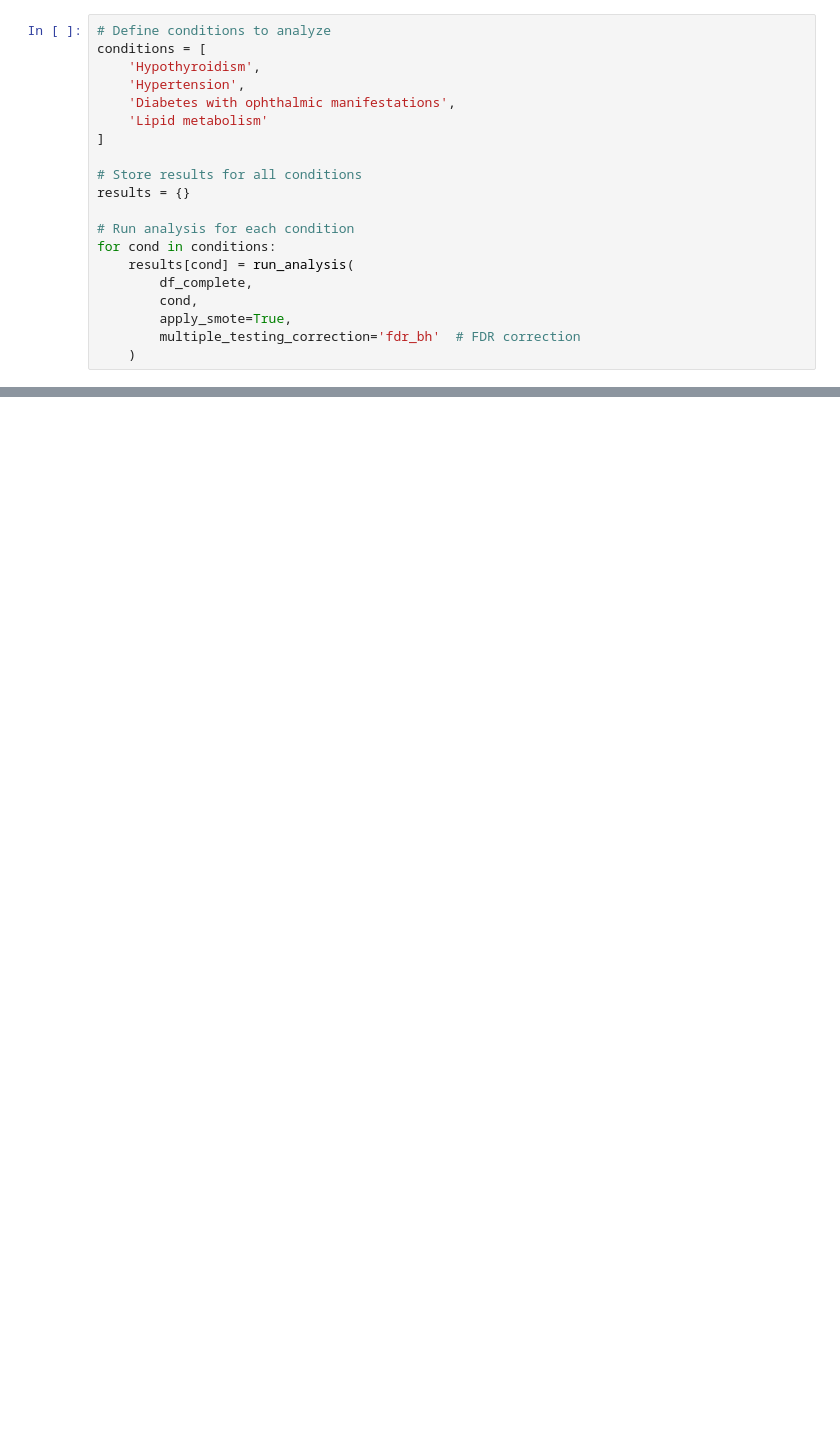
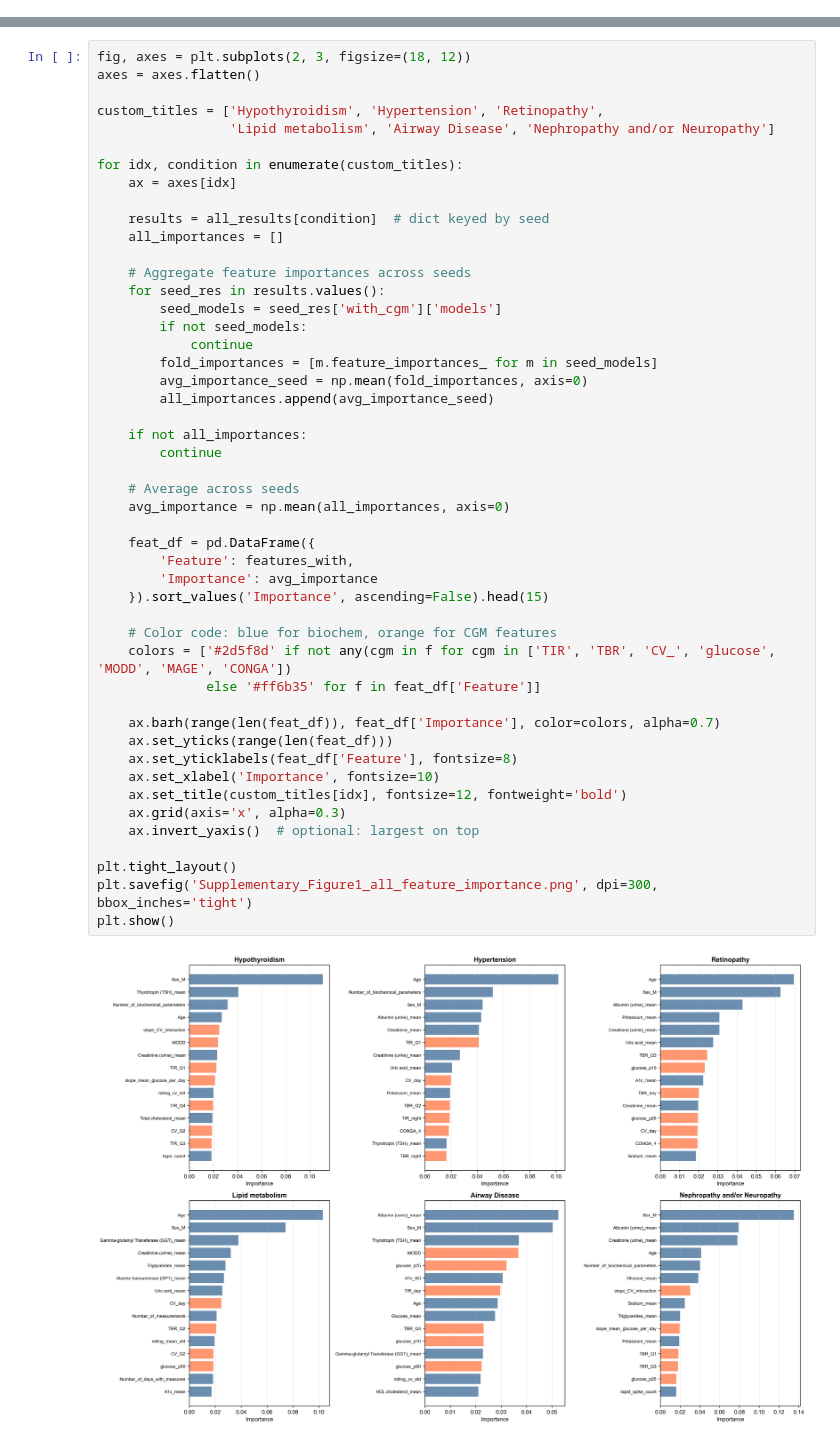
Before and after one commit to vincebliu/t1d-cgm-risk-stratification, a Jupyter notebook: analysis.ipynb, the cells around one changed output, grey strips where cells are left out. Cells and saved outputs as stored; diff of their text form; blank space fills up the shorter version.

```diff
--- a/analysis.ipynb
+++ b/analysis.ipynb
@@ -1163,20 +102,0 @@ def run_analysis(df, condition, apply_smote=True, multiple_testing_correction='f
-# %%
-# Define conditions to analyze
-conditions = [
-    'Hypothyroidism',
-    'Hypertension',
-    'Diabetes with ophthalmic manifestations',
-    'Lipid metabolism'
-]
-
-# Store results for all conditions
-results = {}
-
-# Run analysis for each condition
-for cond in conditions:
-    results[cond] = run_analysis(
-        df_complete,
-        cond,
-        apply_smote=True,
-        multiple_testing_correction='fdr_bh'  # FDR correction
-    )
@@ -1540,0 +887,50 @@ Fold  1: With CGM AUC=0.827, Without CGM AUC=0.827
+# %%
+fig, axes = plt.subplots(2, 3, figsize=(18, 12))
+axes = axes.flatten()
+
+custom_titles = ['Hypothyroidism', 'Hypertension', 'Retinopathy',
+                 'Lipid metabolism', 'Airway Disease', 'Nephropathy and/or Neuropathy']
+
+for idx, condition in enumerate(custom_titles):
+    ax = axes[idx]
+
+    results = all_results[condition]  # dict keyed by seed
+    all_importances = []
+
+    # Aggregate feature importances across seeds
+    for seed_res in results.values():
+        seed_models = seed_res['with_cgm']['models']
+        if not seed_models:
+            continue
+        fold_importances = [m.feature_importances_ for m in seed_models]
+        avg_importance_seed = np.mean(fold_importances, axis=0)
+        all_importances.append(avg_importance_seed)
+
+    if not all_importances:
+        continue
+
+    # Average across seeds
+    avg_importance = np.mean(all_importances, axis=0)
+
+    feat_df = pd.DataFrame({
+        'Feature': features_with,
+        'Importance': avg_importance
+    }).sort_values('Importance', ascending=False).head(15)
+
+    # Color code: blue for biochem, orange for CGM features
+    colors = ['#2d5f8d' if not any(cgm in f for cgm in ['TIR', 'TBR', 'CV_', 'glucose', 'MODD', 'MAGE', 'CONGA'])
+              else '#ff6b35' for f in feat_df['Feature']]
+
+    ax.barh(range(len(feat_df)), feat_df['Importance'], color=colors, alpha=0.7)
+    ax.set_yticks(range(len(feat_df)))
+    ax.set_yticklabels(feat_df['Feature'], fontsize=8)
+    ax.set_xlabel('Importance', fontsize=10)
+    ax.set_title(custom_titles[idx], fontsize=12, fontweight='bold')
+    ax.grid(axis='x', alpha=0.3)
+    ax.invert_yaxis()  # optional: largest on top
+
+plt.tight_layout()
+plt.savefig('Supplementary_Figure1_all_feature_importance.png', dpi=300, bbox_inches='tight')
+plt.show()
+# %% [output]
+[figure, added]
```
Also changed, not shown: parts of 32 cells of this notebook.
